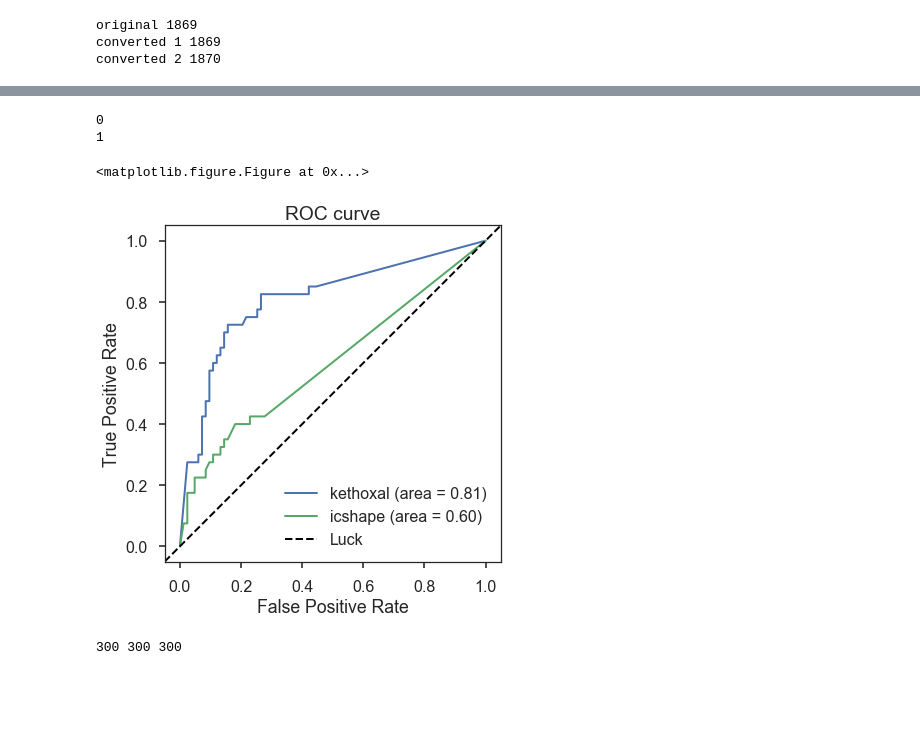
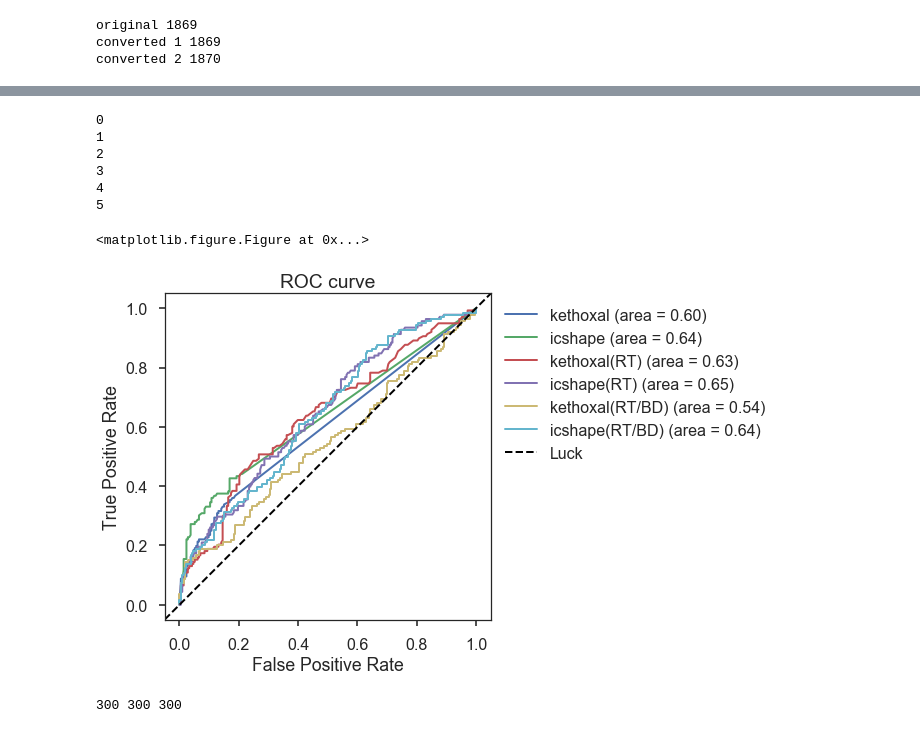
Before and after one commit to XingyangQian/KS_test, a Jupyter notebook: scripts/AUC/roc.ipynb, the cells around one changed output, grey strips where cells are left out. Drawn from its saved outputs; the diff is of its cells as text; code cells hidden in the pictures; blank space fills up the shorter version.

```diff
--- a/scripts/AUC/roc.ipynb
+++ b/scripts/AUC/roc.ipynb
@@ -63,6 +63,19 @@ def read_dot(dot=None):
 				dot_dict['dotbracket'] = line
 	#print dot_dict
 	return dot_dict
+# %%
+def read_rt(rt=None):
+	rt_dict = nested_dict()
+	with open(rt, 'r') as RT:
+		for line in RT:
+			line = line.strip()
+			if not line or line.startswith('#'): continue
+			arr = line.split('\t')
+			tx_id = arr[0]
+			rt_dict[tx_id]['tx_id'] = tx_id
+			rt_dict[tx_id]['length'] = int(arr[1])
+			rt_dict[tx_id][arr[2]] = arr[5:]
+	return rt_dict.to_dict()
 # %%
 dot_dict_18S = read_dot('RNA_strand_16S.dot')
 print dot_dict_18S['seq']
@@ -132,7 +166,16 @@ icshape_df = pd.DataFrame({'x':icshape})
+# %%
+kethoxal_rt_df = kethoxal_rt_df/kethoxal_rt_df.max()
+icshape_rt_df = icshape_rt_df/icshape_rt_df.max()
+
+kethoxal_rt_div_bd_df = kethoxal_rt_div_bd_df/kethoxal_rt_div_bd_df.max()
+icshape_rt_div_bd_df = icshape_rt_div_bd_df/icshape_rt_div_bd_df.max()
 # %%
-filelist = ['kethoxal', 'icshape']
+filelist = ['kethoxal', 'icshape', 'kethoxal(RT)', 'icshape(RT)', 'kethoxal(RT/BD)', 'icshape(RT/BD)']
 
-X_test = [kethoxal_df, icshape_df]
+X_test = [kethoxal_df, icshape_df, kethoxal_rt_df, icshape_rt_df, kethoxal_rt_div_bd_df, icshape_rt_div_bd_df]
+
+filelist = filelist[0:]
+X_test = X_test[0:]
 
 fpr_list = []
 tpr_list = []
@@ -143,9 +186,9 @@ for i in range(len(X_test)):
     X_test[i]['a'] = pd.Series(mouse_acces_ls)
     X_test[i]['base'] = list(fa_dict_rRNA_mouse['18S'])
     X_clean = X_test[i].dropna()
-    X_select = X_clean[X_clean.a>=3]
+    X_select = X_clean[X_clean.a>=5]
     X_select = X_select[X_select['x']>=0]
-    X_select = X_select[X_select['base']=='G']
+#     X_select = X_select[X_select['base']=='G']
     print X_select
     print X_select['y'].value_counts()
     fpr,tpr,_ = roc_curve(X_select['y'],X_select['x'])
@@ -200,30 +315,34 @@ max     1.000000   0  86.462000
 # %%
 plt.figure()
 lw = 2
 
-filelist = ['kethoxal', 'icshape']
+# filelist = ['kethoxal', 'icshape']
 with sns.axes_style("ticks"):
     fig,ax=plt.subplots(figsize=(6,6))
 for i in range(len(X_test)):
     print (i)
     plt.plot(fpr_list[i],tpr_list[i],lw = lw,label = '%s (area = %0.2f)' %(filelist[i],roc_auc_list[i]))
 plt.plot([-0.05, 1.05], [-0.05, 1.05], color='black', lw=lw, linestyle='--',label='Luck')
 ax.axis('square')
 plt.xlim([-0.05, 1.05])
 plt.ylim([-0.05, 1.05])
 plt.xlabel('False Positive Rate')
 plt.ylabel('True Positive Rate')
 plt.title('ROC curve')
-# plt.legend(bbox_to_anchor=(1, 1), loc=2)
-plt.legend(loc='best')
+plt.legend(bbox_to_anchor=(1, 1), loc=2)
+# plt.legend(loc='best')
 # plt.show()
-plt.tight_layout()
+# plt.tight_layout()
 plt.savefig('18s_AUC.pdf')
 # %% [output]
 0
 1
+2
+3
+4
+5
 <matplotlib.figure.Figure at 0x...>
-[figure, old version]
+[figure, new version]
 # %%
 out_dict_kethoxal_SRP = read_icshape_out('kethoxalseq_noTreat.T1t20.ENSMUST00000174924.2.out')
 out_dict_icshape_SRP = read_icshape_out('icshape.ENSMUST00000174924.out')
```
Also changed, not shown: parts of 2 cells of this notebook, 26 other files.
